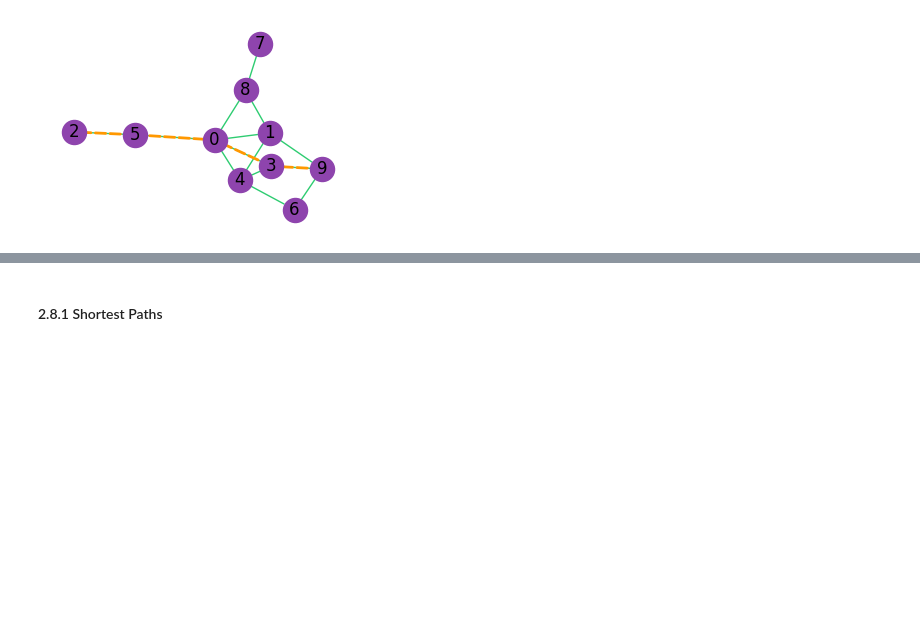
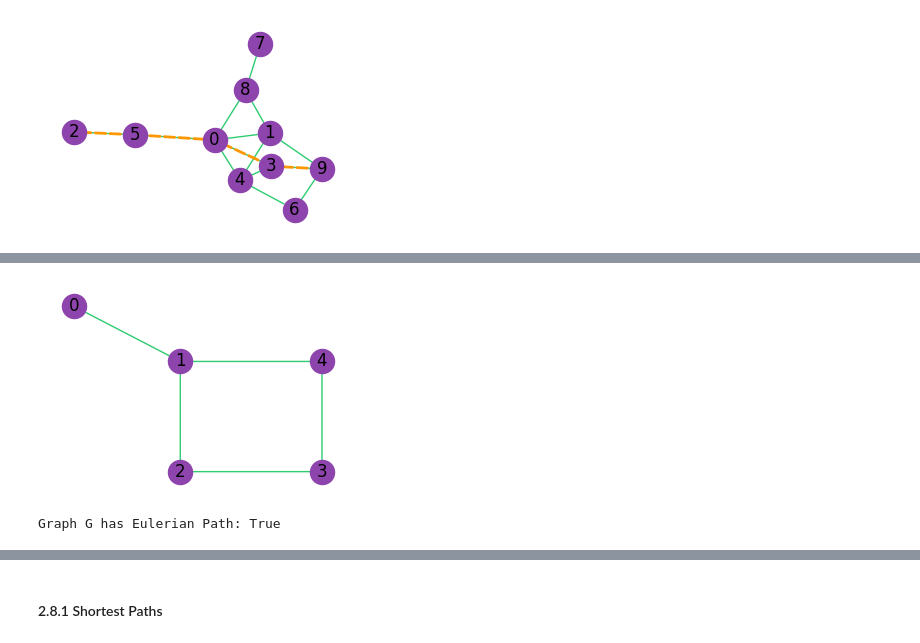
Before and after one commit to grogs84/networkscience, a Jupyter notebook: rChapter2.ipynb, the cells around one changed output, grey strips where cells are left out. Drawn from its saved outputs; the diff is of its cells as text; code cells hidden in the pictures; blank space fills up the shorter version.

```diff
--- a/rChapter2.ipynb
+++ b/rChapter2.ipynb
@@ -384,0 +394,29 @@ mpl_draw(sg_path, pos=layout)
+# %%
+G = rx.PyGraph()
+nodes = [0, 1, 2, 3, 4]
+edges = [(0,1),(1,2),(1,4),(2,3),(3,4)]
+
+pos = {
+    nodes[0]: (-.75, 1.50),
+    nodes[1]: (0, 1),
+    nodes[2]: (0, 0),
+    nodes[3]: (1, 0),
+    nodes[4]: (1, 1),
+}
+
+G.add_nodes_from(nodes)
+G.add_edges_from_no_data(edges)
+mpl_draw(G, node_color=NS_PURPLE, pos=pos, edge_color=NS_GREEN, with_labels=True)
+# %% [output]
+[figure, added]
+# %%
+# 0 or 2 vertices have odd degree
+condition_one = np.sum([G.degree(n) % 2 != 0 for n in G.node_indexes()]) in [0, 2]
+# all nonzero-degree vertices lie in one connected component
+non_zeros = [n for n in G.node_indexes() if G.degree(n) > 0]
+components = rx.connected_components(G)
+assert len(components) == 1
+condition_two = components[0].issubset(set(non_zeros))
+if condition_one == condition_two == True: print(f"Graph G has Eulerian Path: {True}")
+# %% [output]
+Graph G has Eulerian Path: True
```
Also changed, not shown: parts of 29 cells of this notebook, 1 other file.
